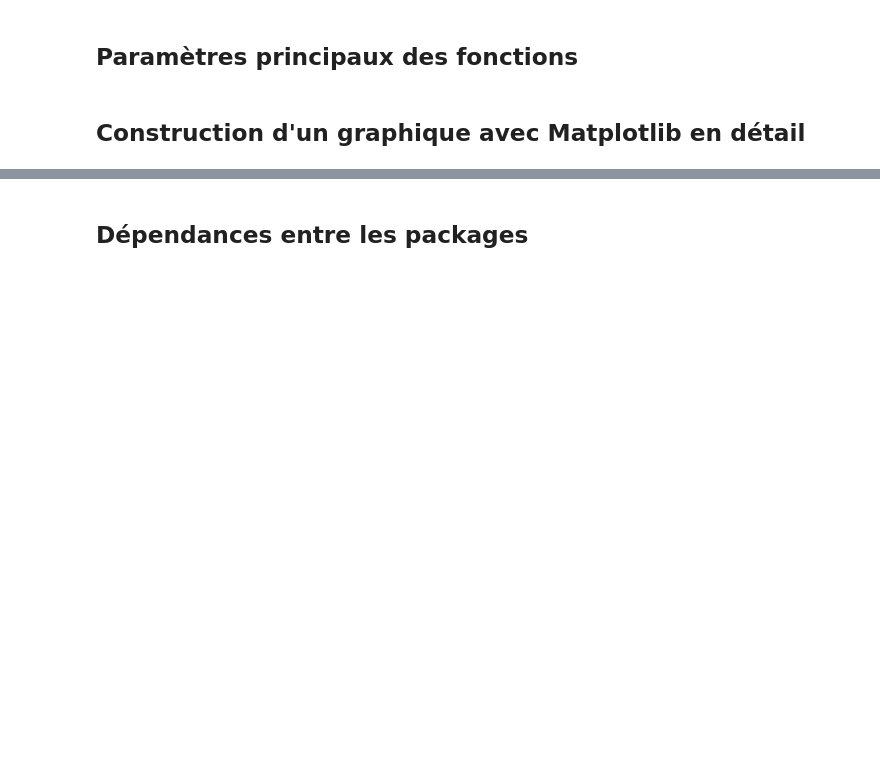
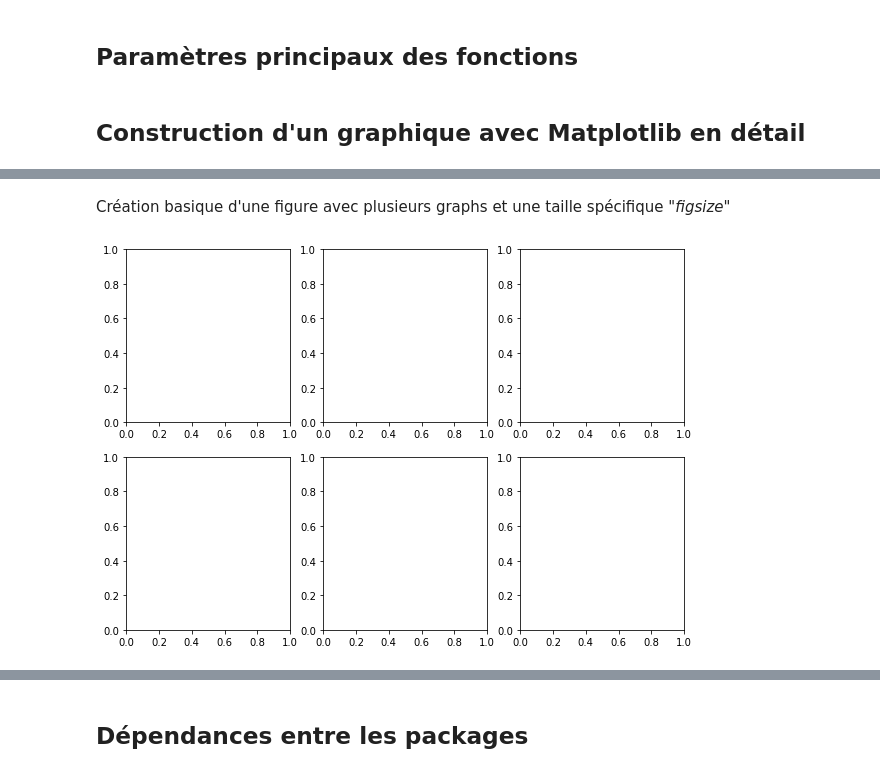
Before and after one commit to AlexisBogroff/data_viz_python_1_day, a Jupyter notebook: cours_partie_1.ipynb, the cells around one changed output, grey strips where cells are left out. Saved outputs shown, nothing was run; the diff lists cells and outputs as text; code cells hidden in the pictures; blank space fills up the shorter version.

```diff
--- a/cours_partie_1.ipynb
+++ b/cours_partie_1.ipynb
@@ -225,0 +234,6 @@ import plotly.graph_objs as go
+# %% [markdown]
+Création basique d'une figure avec plusieurs graphs et une taille spécifique "*figsize*"
+# %%
+fig, axes = plt.subplots(2, 3, figsize=(10, 7))
+# %% [output]
+[figure, added]
```
Also changed, not shown: parts of 12 cells of this notebook.
